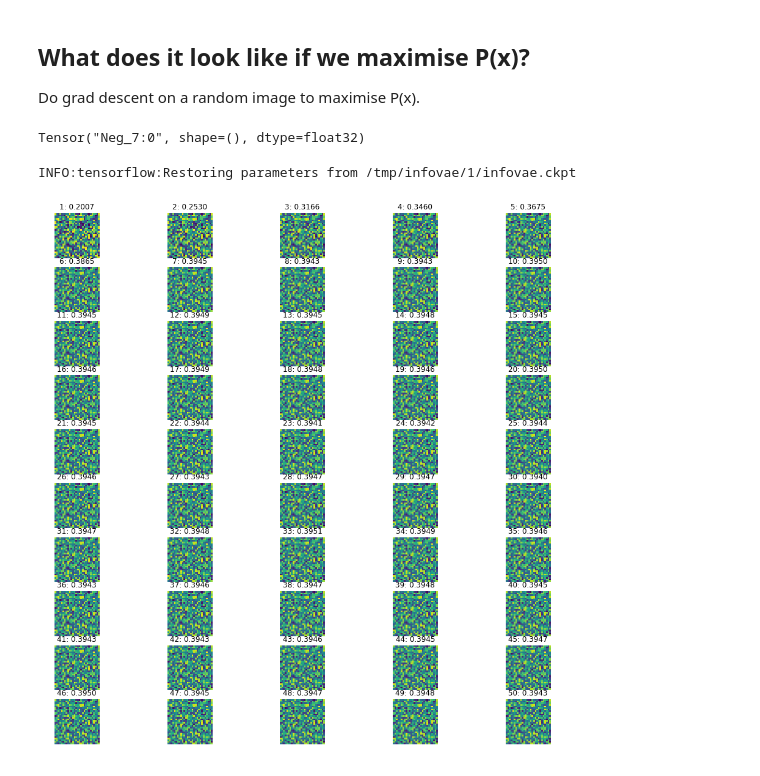
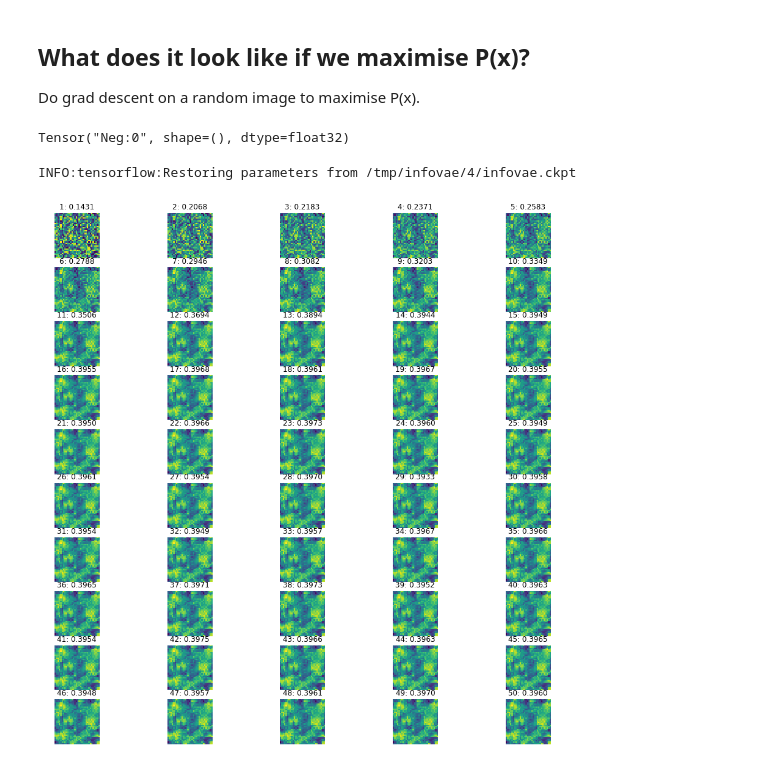
Before and after one commit to act65/mri-reconstruction, a Jupyter notebook: notebooks/vae-prior.ipynb, the cells around one changed output. Drawn from its saved outputs; the diff is of its cells as text; code cells hidden in the pictures.

Commit message:
exploration of well trained

```diff
--- a/notebooks/vae-prior.ipynb
+++ b/notebooks/vae-prior.ipynb
@@ -48,7 +64,7 @@ for i, im in enumerate(batch_x):
 ## What likelihood does P(x) assign noise?
 # %%
 with tf.Session() as sess:
-    saver.restore(sess, '/tmp/infovae/1/infovae.ckpt')
+    saver.restore(sess, model_path)
     batch_x = np.random.random([50, 28, 28, 1])
     rnd_prob = sess.run(p, feed_dict={x: infovae.InfoVAE.preprocess(batch_x)})
 # %% [output]
@@ -65,6 +81,6 @@ for i, im in enumerate(batch_x):
 # %%
 with tf.Session() as sess:
-    saver.restore(sess, '/tmp/infovae/1/infovae.ckpt')
+    saver.restore(sess, model_path)
 
     rnd_prob = np.array([sess.run(p, feed_dict={x: infovae.InfoVAE.preprocess(
         np.random.random([50, 28, 28, 1]))})
@@ -77,7 +93,7 @@ INFO:tensorflow:Restoring parameters from /tmp/infovae/1/infovae.ckpt
 ## Which labels are considered more likely?
 # %%
 with tf.Session() as sess:
-    saver.restore(sess, '/tmp/infovae/1/infovae.ckpt')
+    saver.restore(sess, model_path)
 
     for i in range(1000):
         batch_x, batch_l = mnist.train.next_batch(50)
@@ -105,31 +121,31 @@ for i in range(10):
 Do grad descent on a random image to maximise P(x).
 # %%
 with tf.variable_scope('x', reuse=tf.AUTO_REUSE) as scope:
-    x = tf.get_variable(name='image', shape=[1, 28,28,1], dtype=tf.float32)
+    x = tf.get_variable(name='image', shape=[1, 32,32,1], dtype=tf.float32)
 y = nn(x)
 p = tf.exp(-0.5*tf.norm(tf.layers.flatten(nn.z), axis=1))/(tf.sqrt(2*tf.constant(np.pi)))
 loss = -tf.reduce_mean(p)  # maximise p
 print(loss)
-train_step = tf.train.GradientDescentOptimizer(0.01).minimize(loss, var_list=[x])
+train_step = tf.train.AdamOptimizer().minimize(loss, var_list=[x])
 # %% [output]
-Tensor("Neg_7:0", shape=(), dtype=float32)
+Tensor("Neg:0", shape=(), dtype=float32)
 # %%
 count = 0
 plt.figure(figsize=(16,16))
 with tf.Session() as sess:
     sess.run(tf.global_variables_initializer())
-    saver.restore(sess, '/tmp/infovae/1/infovae.ckpt')
+    saver.restore(sess, model_path)
 
     for i in range(1000):
         sess.run(train_step)
         X, P = sess.run([x, p])
 
         if i % 20 == 0:
             count+=1
             plt.subplot(10,5,count)
             plt.title('{}: {:.4f}'.format(count, P[0]))
-            plt.imshow(X[0].reshape((28,28)))
+            plt.imshow(X[0].reshape((32,32)))
             plt.axis('off')
 # %% [output]
-INFO:tensorflow:Restoring parameters from /tmp/infovae/1/infovae.ckpt
+INFO:tensorflow:Restoring parameters from /tmp/infovae/4/infovae.ckpt
-[figure, old version]
+[figure, new version]
```
Also changed, not shown: parts of 11 cells of this notebook, 2 other files.
